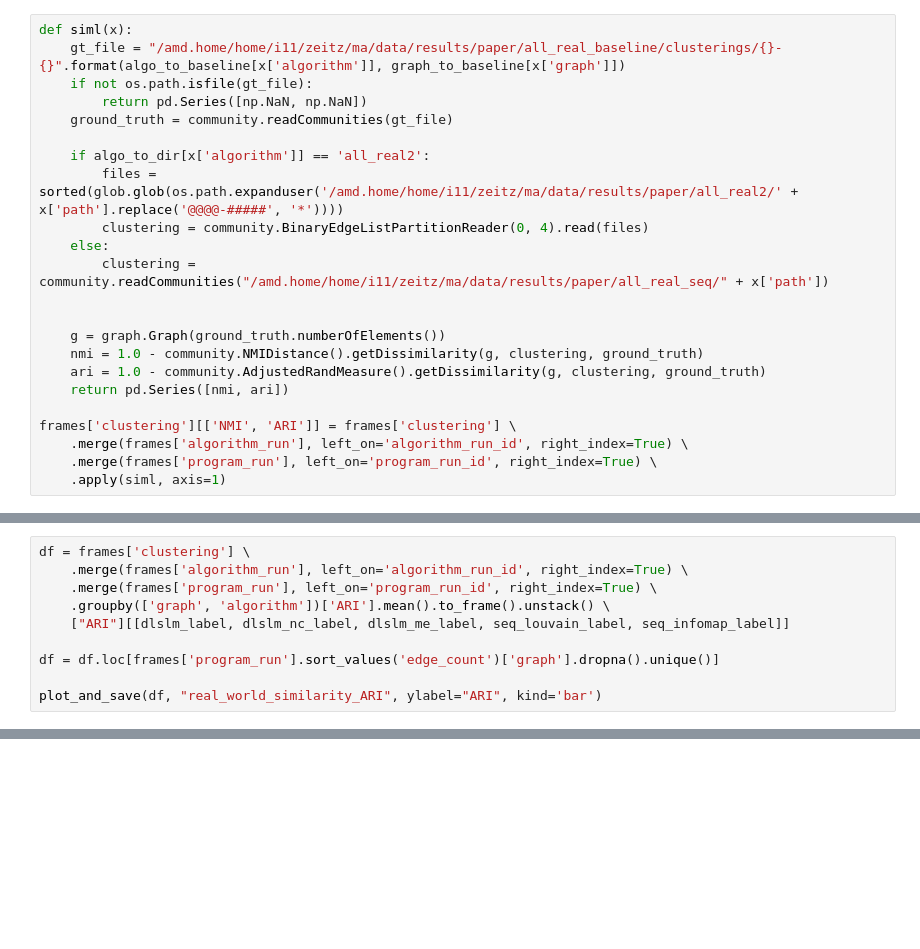
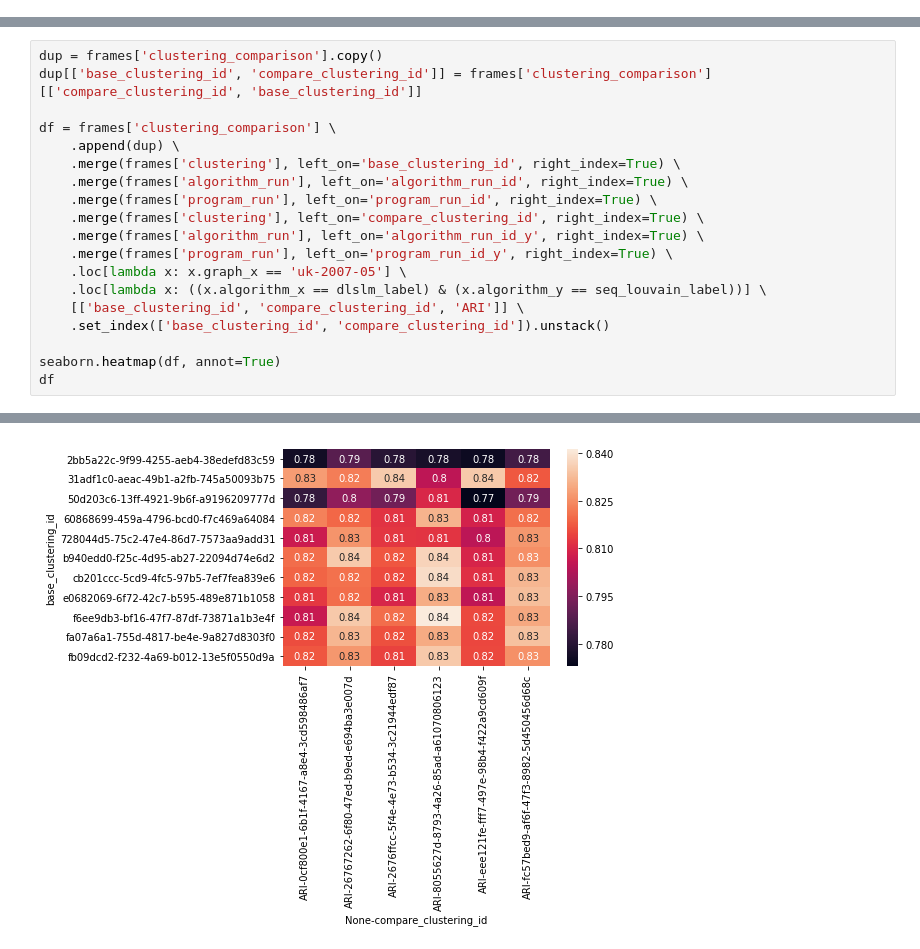
Before and after one commit to kit-algo/distributed_clustering_thrill, a Jupyter notebook: analysis/Paper - Real World Similarities.ipynb, the cells around one changed output, grey strips where cells are left out. Saved outputs shown, nothing was run; the diff lists cells and outputs as text; blank space fills up the shorter version.

```diff
--- a/analysis/Paper - Real World Similarities.ipynb
+++ b/analysis/Paper - Real World Similarities.ipynb
@@ -107,23 +78,0 @@ graph_to_baseline = {
-# %%
-def siml(x):
-    gt_file = "/amd.home/home/i11/zeitz/ma/data/results/paper/all_real_baseline/clusterings/{}-{}".format(algo_to_baseline[x['algorithm']], graph_to_baseline[x['graph']])
-    if not os.path.isfile(gt_file):
-        return pd.Series([np.NaN, np.NaN])
-    ground_truth = community.readCommunities(gt_file)
-
-    if algo_to_dir[x['algorithm']] == 'all_real2':
-        files = sorted(glob.glob(os.path.expanduser('/amd.home/home/i11/zeitz/ma/data/results/paper/all_real2/' + x['path'].replace('@@@@-#####', '*'))))
-        clustering = community.BinaryEdgeListPartitionReader(0, 4).read(files)
-    else:
-        clustering = community.readCommunities("/amd.home/home/i11/zeitz/ma/data/results/paper/all_real_seq/" + x['path'])
-
-
-    g = graph.Graph(ground_truth.numberOfElements())
-    nmi = 1.0 - community.NMIDistance().getDissimilarity(g, clustering, ground_truth)
-    ari = 1.0 - community.AdjustedRandMeasure().getDissimilarity(g, clustering, ground_truth)
-    return pd.Series([nmi, ari])
-
-frames['clustering'][['NMI', 'ARI']] = frames['clustering'] \
-    .merge(frames['algorithm_run'], left_on='algorithm_run_id', right_index=True) \
-    .merge(frames['program_run'], left_on='program_run_id', right_index=True) \
-    .apply(siml, axis=1)
@@ -142,10 +194,20 @@ plot_and_save(df, "real_world_similarity_NMI", ylabel="NMI", kind='bar')
-# %%
-df = frames['clustering'] \
-    .merge(frames['algorithm_run'], left_on='algorithm_run_id', right_index=True) \
-    .merge(frames['program_run'], left_on='program_run_id', right_index=True) \
-    .groupby(['graph', 'algorithm'])['ARI'].mean().to_frame().unstack() \
-    ["ARI"][[dlslm_label, dlslm_nc_label, dlslm_me_label, seq_louvain_label, seq_infomap_label]]
-
-df = df.loc[frames['program_run'].sort_values('edge_count')['graph'].dropna().unique()]
-
-plot_and_save(df, "real_world_similarity_ARI", ylabel="ARI", kind='bar')
+# %%
+dup = frames['clustering_comparison'].copy()
+dup[['base_clustering_id', 'compare_clustering_id']] = frames['clustering_comparison'][['compare_clustering_id', 'base_clustering_id']]
+
+df = frames['clustering_comparison'] \
+    .append(dup) \
+    .merge(frames['clustering'], left_on='base_clustering_id', right_index=True) \
+    .merge(frames['algorithm_run'], left_on='algorithm_run_id', right_index=True) \
+    .merge(frames['program_run'], left_on='program_run_id', right_index=True) \
+    .merge(frames['clustering'], left_on='compare_clustering_id', right_index=True) \
+    .merge(frames['algorithm_run'], left_on='algorithm_run_id_y', right_index=True) \
+    .merge(frames['program_run'], left_on='program_run_id_y', right_index=True) \
+    .loc[lambda x: x.graph_x == 'uk-2007-05'] \
+    .loc[lambda x: ((x.algorithm_x == dlslm_label) & (x.algorithm_y == seq_louvain_label))] \
+    [['base_clustering_id', 'compare_clustering_id', 'ARI']] \
+    .set_index(['base_clustering_id', 'compare_clustering_id']).unstack()
+
+seaborn.heatmap(df, annot=True)
+df
+# %% [output]
@@ -151,0 +228 @@ plot_and_save(df, "real_world_similarity_ARI", ylabel="ARI", kind='bar')
+[figure, added]
```
Also changed, not shown: parts of 13 cells of this notebook, 6 other files.
